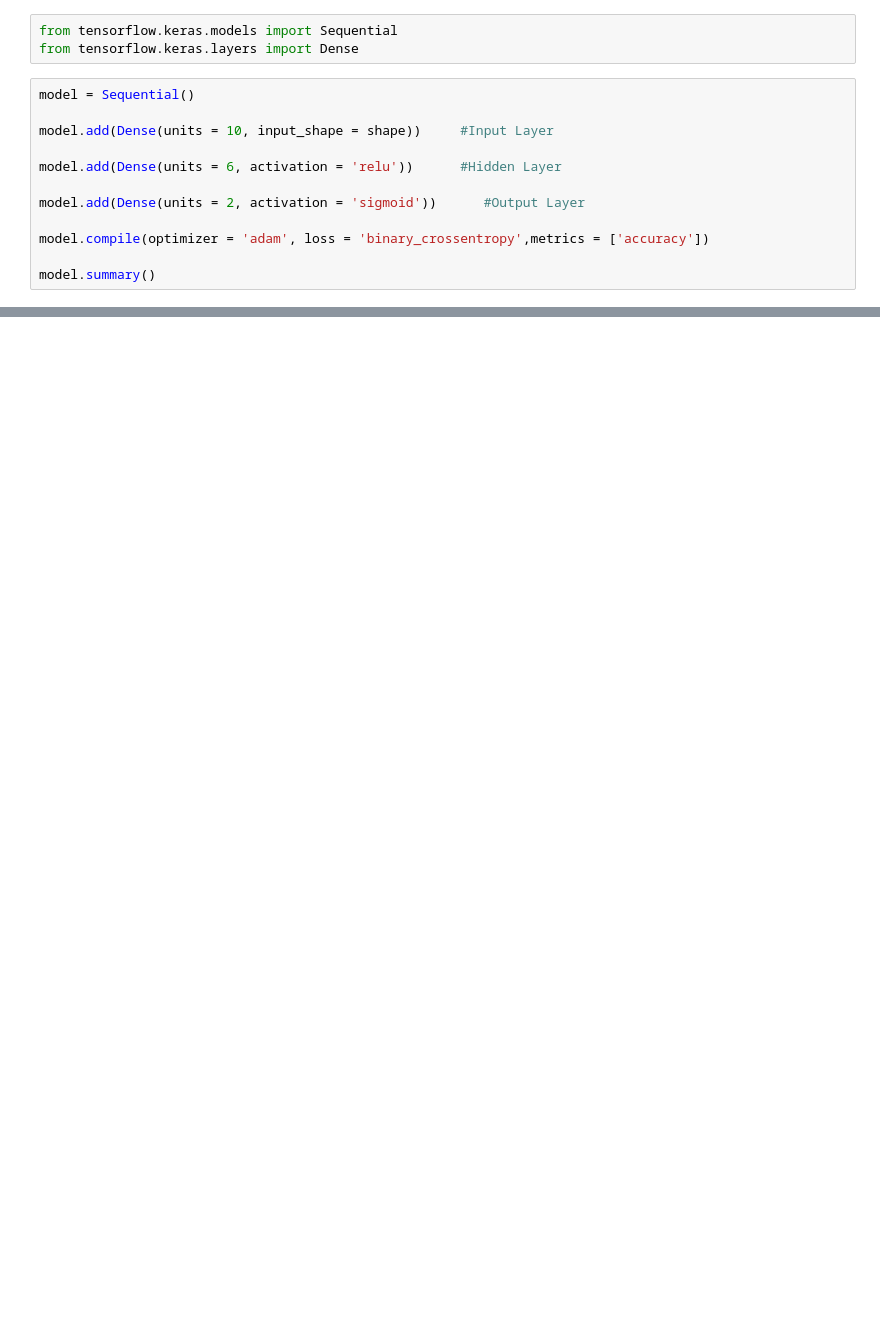
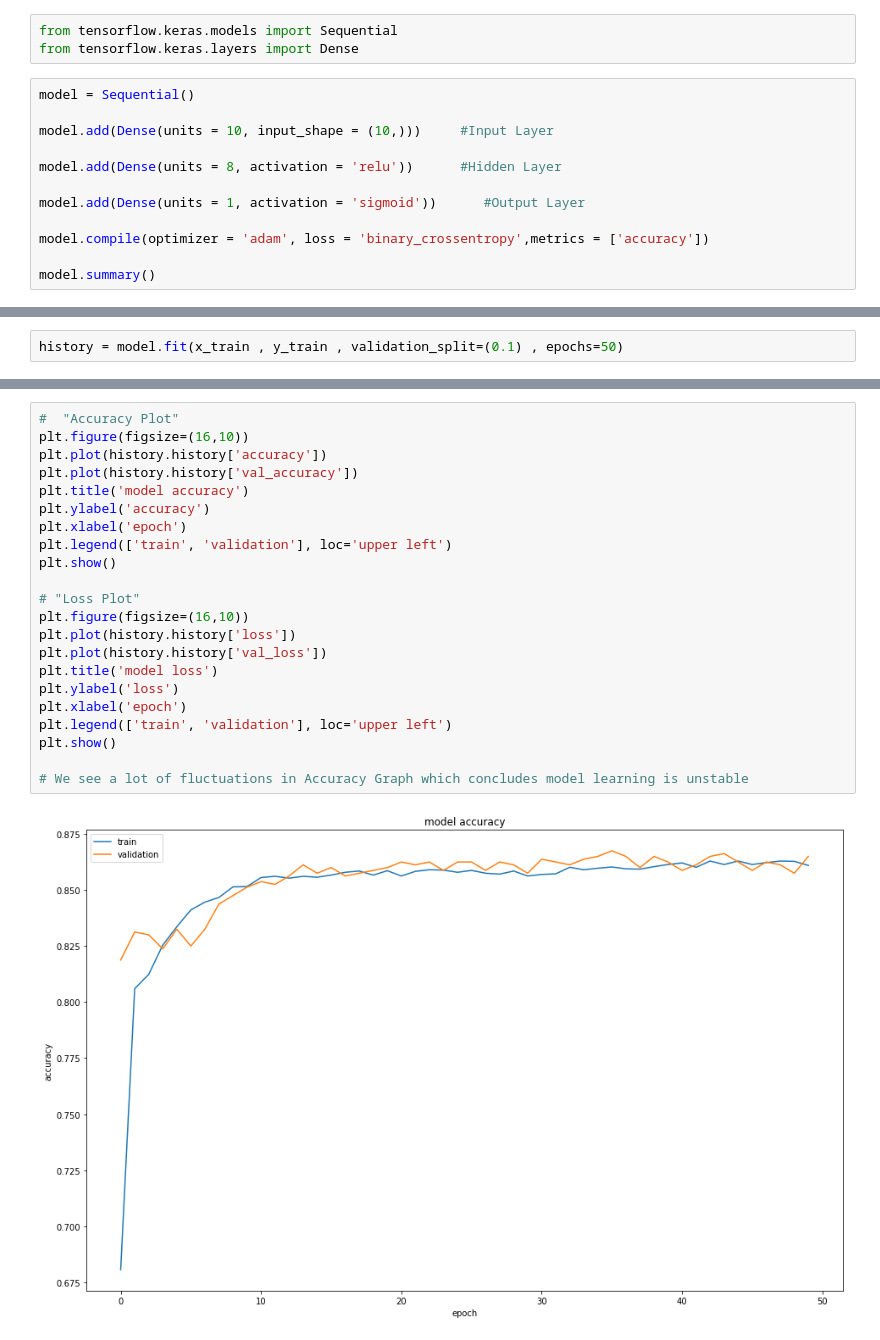
Before and after one commit to furqankhalil/SZIC-AI, a Jupyter notebook: Jupyter Notebook/ANN on Customer Churn.ipynb, the cells around one changed output, grey strips where cells are left out. Saved outputs shown, nothing was run; the diff lists cells and outputs as text; blank space fills up the shorter version.

```diff
--- a/Jupyter Notebook/ANN on Customer Churn.ipynb
+++ b/Jupyter Notebook/ANN on Customer Churn.ipynb
@@ -48,11 +169,11 @@ from tensorflow.keras.layers import Dense
 # %%
 model = Sequential()
 
-model.add(Dense(units = 10, input_shape = shape))     #Input Layer
+model.add(Dense(units = 10, input_shape = (10,)))     #Input Layer
 
-model.add(Dense(units = 6, activation = 'relu'))      #Hidden Layer
+model.add(Dense(units = 8, activation = 'relu'))      #Hidden Layer
 
-model.add(Dense(units = 2, activation = 'sigmoid'))      #Output Layer
+model.add(Dense(units = 1, activation = 'sigmoid'))      #Output Layer
 
 model.compile(optimizer = 'adam', loss = 'binary_crossentropy',metrics = ['accuracy'])
 
@@ -59,0 +197,2 @@ model.summary()
+# %%
+history = model.fit(x_train , y_train , validation_split=(0.1) , epochs=50)
@@ -59,0 +234,24 @@ model.summary()
+# %%
+#  "Accuracy Plot"
+plt.figure(figsize=(16,10))
+plt.plot(history.history['accuracy'])
+plt.plot(history.history['val_accuracy'])
+plt.title('model accuracy')
+plt.ylabel('accuracy')
+plt.xlabel('epoch')
+plt.legend(['train', 'validation'], loc='upper left')
+plt.show()
+
+# "Loss Plot"
+plt.figure(figsize=(16,10))
+plt.plot(history.history['loss'])
+plt.plot(history.history['val_loss'])
+plt.title('model loss')
+plt.ylabel('loss')
+plt.xlabel('epoch')
+plt.legend(['train', 'validation'], loc='upper left')
+plt.show()
+
+# We see a lot of fluctuations in Accuracy Graph which concludes model learning is unstable
+# %% [output]
+[figure, added]
```
Also changed, not shown: parts of 19 cells of this notebook.
